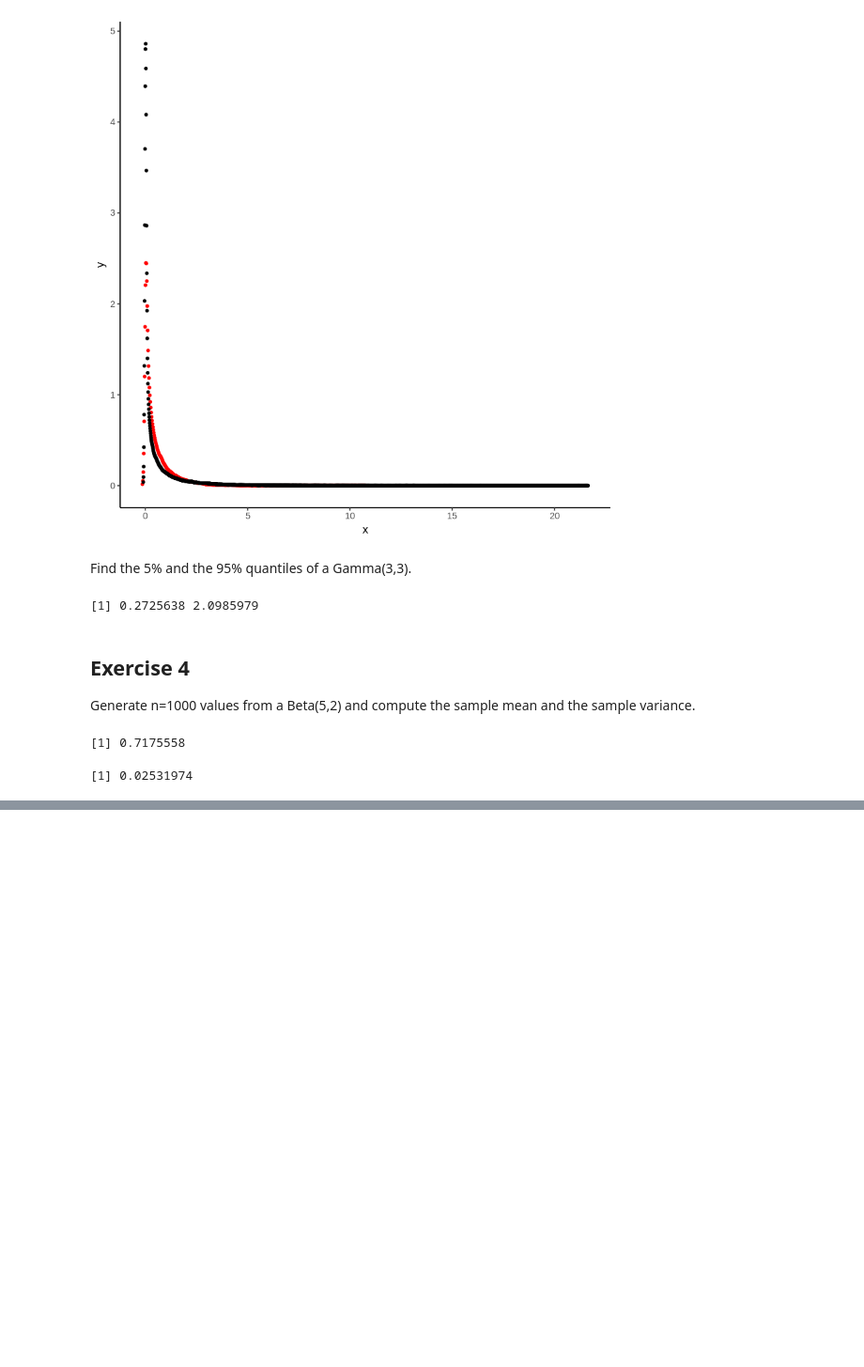
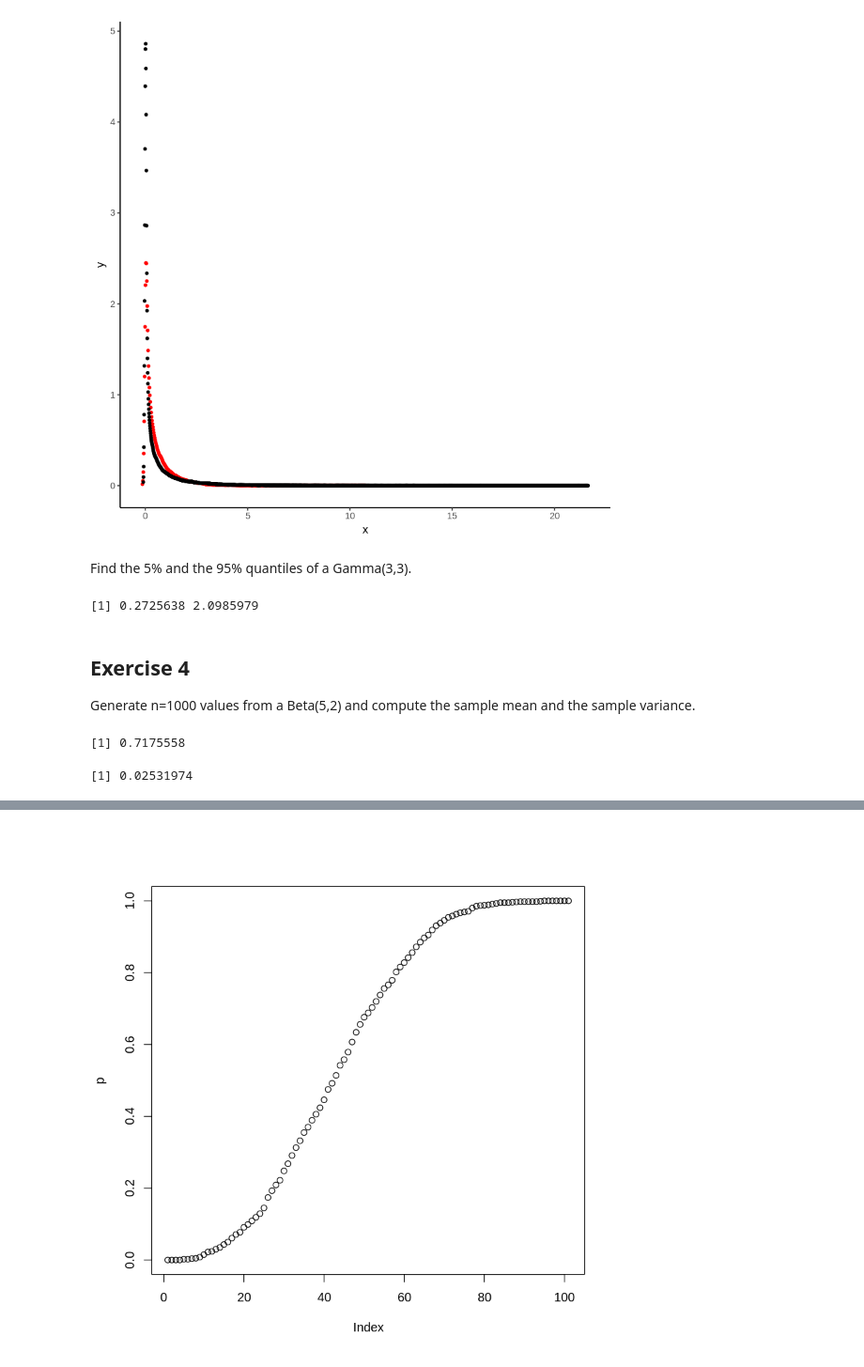
Before and after one commit to andrealorenzon/sm4ds, a Jupyter notebook: Assignment 1 - LAB.ipynb, the cells around one changed output, grey strips where cells are left out. Shown: that part at 94% size. Cells and saved outputs as stored; diff of their text form; code cells hidden in the pictures; blank space fills up the shorter version.

```diff
--- a/Assignment 1 - LAB.ipynb
+++ b/Assignment 1 - LAB.ipynb
@@ -139,0 +158,19 @@ Warning message in dnbinom(x, 10000, 2):
+# %%
+n = 1000
+y<-rbeta(n, 3,4)
+
+myecdf <- function (sample, resolution=0.01) {
+    x = seq(0,1,resolution)  # add resolution later
+    y = rep(0,length(x))
+    n = length(sample)
+
+    for (p in seq(0,length(y))) {
+        y[p] = length(which(sample<x[p]))/ n
+    }
+
+
+    return (y)
+}
+# %%
+p <- myecdf(y, resolution=0.01)
+p
@@ -139,0 +187,4 @@ Warning message in dnbinom(x, 10000, 2):
+# %%
+plot(p)
+# %% [output]
+[figure, added]
```
Also changed, not shown: parts of 13 cells of this notebook.
